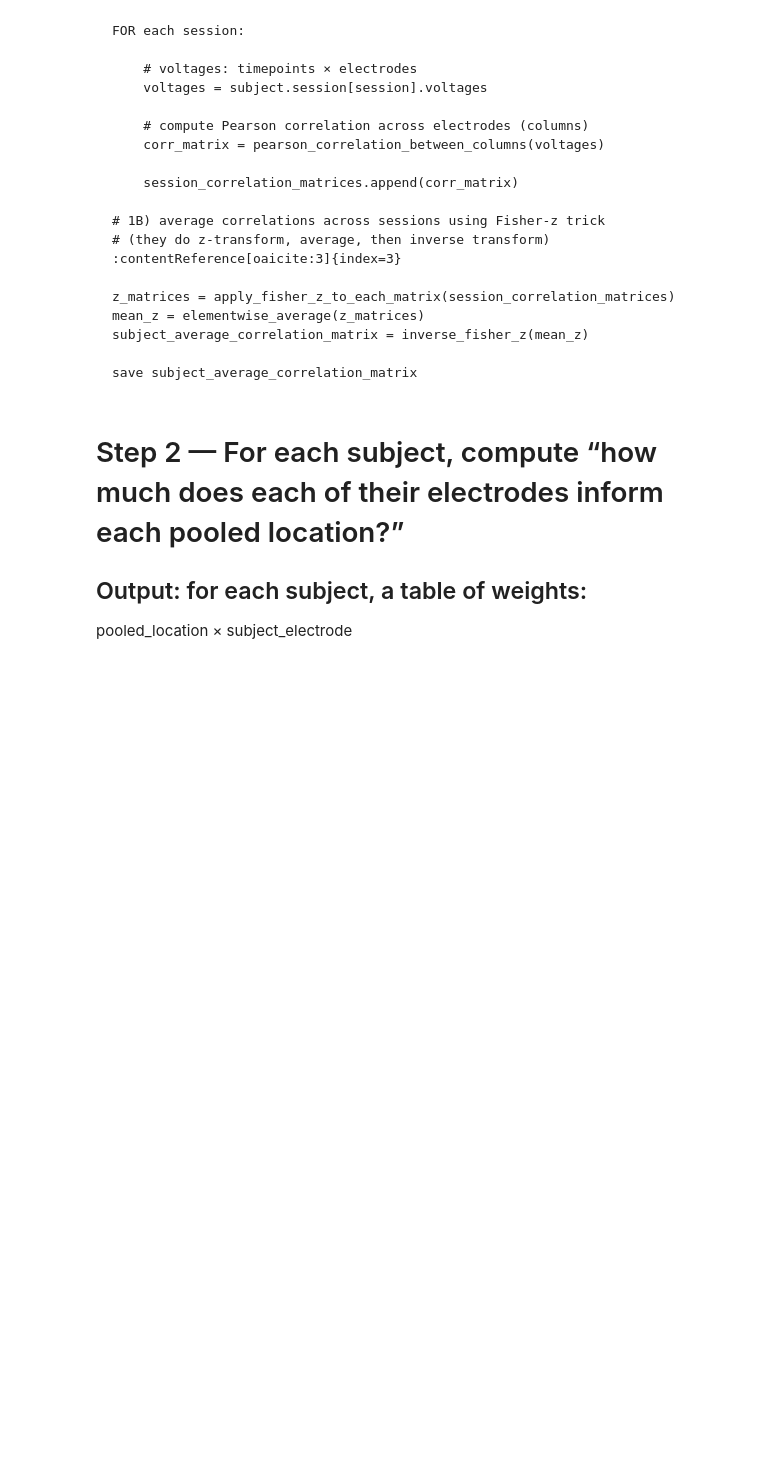
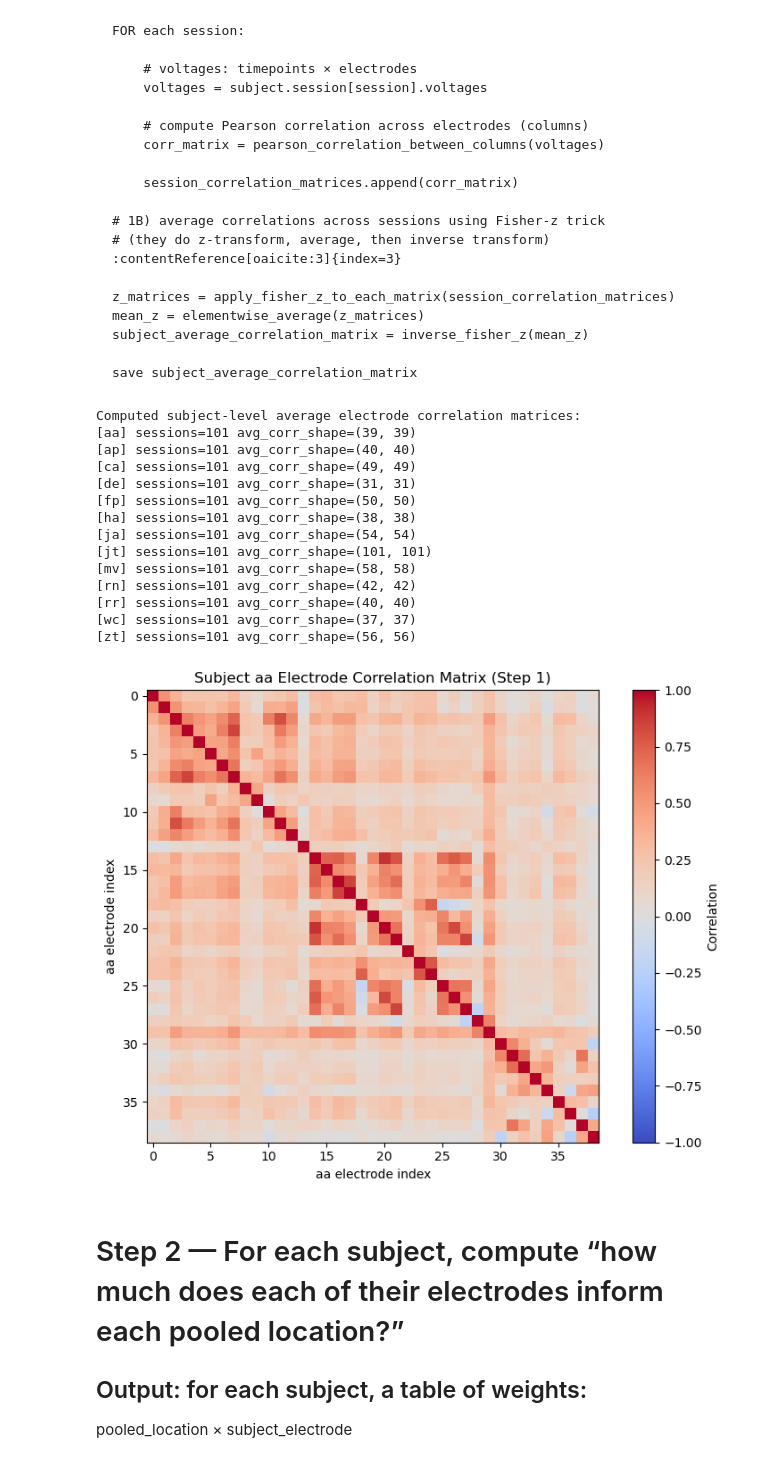
Before and after one commit to NoahWanless/SuperEeg-M467-project, a Jupyter notebook: Electrode_Correlations.ipynb, the cells around one changed output. Saved outputs shown, nothing was run; the diff lists cells and outputs as text; code cells hidden in the pictures; blank space fills up the shorter version.

Commit message:
1st draft of correlation matrixs

```diff
--- a/Electrode_Correlations.ipynb
+++ b/Electrode_Correlations.ipynb
@@ -70,6 +117,81 @@ FOR each subject:
     subject_average_correlation_matrix = inverse_fisher_z(mean_z)
 
     save subject_average_correlation_matrix
+# %%
+def fisher_z(corr_values):
+    corr_values = np.clip(corr_values, -0.999999, 0.999999)
+    return np.arctanh(corr_values)
+
+
+def inverse_fisher_z(z_values):
+    return np.tanh(z_values)
+
+
+subject_session_correlation_matrices = {}
+subject_average_correlation_matrices = {}
+
+for pid in subject_ids:
+    ecog = np.load(subject_records[pid]['ecog_path'], mmap_mode='r')
+    stim = np.load(subject_records[pid]['stim_path']).ravel()
+
+    session_corrs = []
+    for stim_id in np.unique(stim):
+        stim_mask = stim == stim_id
+        if np.count_nonzero(stim_mask) < 2:
+            continue
+
+        session_data = ecog[stim_mask]
+        corr_matrix = np.corrcoef(session_data, rowvar=False)
+        corr_matrix = np.nan_to_num(corr_matrix, nan=0.0, posinf=0.0, neginf=0.0)
+        np.fill_diagonal(corr_matrix, 1.0)
+        session_corrs.append(corr_matrix.astype(np.float32, copy=False))
+
+    if not session_corrs:
+        raise ValueError(f'No valid session correlation matrices for subject {pid}')
+
+    z_stack = fisher_z(np.stack(session_corrs, axis=0))
+    mean_z = z_stack.mean(axis=0)
+    subject_avg_corr = inverse_fisher_z(mean_z).astype(np.float32, copy=False)
+    subject_avg_corr = 0.5 * (subject_avg_corr + subject_avg_corr.T)
+    np.fill_diagonal(subject_avg_corr, 1.0)
+
+    subject_session_correlation_matrices[pid] = session_corrs
+    subject_average_correlation_matrices[pid] = subject_avg_corr
+
+print('Computed subject-level average electrode correlation matrices:')
+for pid in subject_ids:
+    n_sessions = len(subject_session_correlation_matrices[pid])
+    corr_shape = subject_average_correlation_matrices[pid].shape
+    print(f'[{pid}] sessions={n_sessions} avg_corr_shape={corr_shape}')
+
+if 'aa' in subject_average_correlation_matrices:
+    aa_corr = subject_average_correlation_matrices['aa']
+    plt.figure(figsize=(8, 6))
+    im = plt.imshow(aa_corr, cmap='coolwarm', vmin=-1, vmax=1)
+    plt.colorbar(im, label='Correlation')
+    plt.title('Subject aa Electrode Correlation Matrix (Step 1)')
+    plt.xlabel('aa electrode index')
+    plt.ylabel('aa electrode index')
+    plt.tight_layout()
+    plt.show()
+else:
+    print("Subject 'aa' not found; skipped Step 1 aa correlation plot.")
+# %% [output]
+Computed subject-level average electrode correlation matrices:
+[aa] sessions=101 avg_corr_shape=(39, 39)
+[ap] sessions=101 avg_corr_shape=(40, 40)
+[ca] sessions=101 avg_corr_shape=(49, 49)
+[de] sessions=101 avg_corr_shape=(31, 31)
+[fp] sessions=101 avg_corr_shape=(50, 50)
+[ha] sessions=101 avg_corr_shape=(38, 38)
+[ja] sessions=101 avg_corr_shape=(54, 54)
+[jt] sessions=101 avg_corr_shape=(101, 101)
+[mv] sessions=101 avg_corr_shape=(58, 58)
+[rn] sessions=101 avg_corr_shape=(42, 42)
+[rr] sessions=101 avg_corr_shape=(40, 40)
+[wc] sessions=101 avg_corr_shape=(37, 37)
+[zt] sessions=101 avg_corr_shape=(56, 56)
+[figure, added]
 # %% [markdown]
 # Step 2 — For each subject, compute “how much does each of their electrodes inform each pooled location?”
 
```
Also changed, not shown: parts of 6 cells of this notebook, 32 other files.
